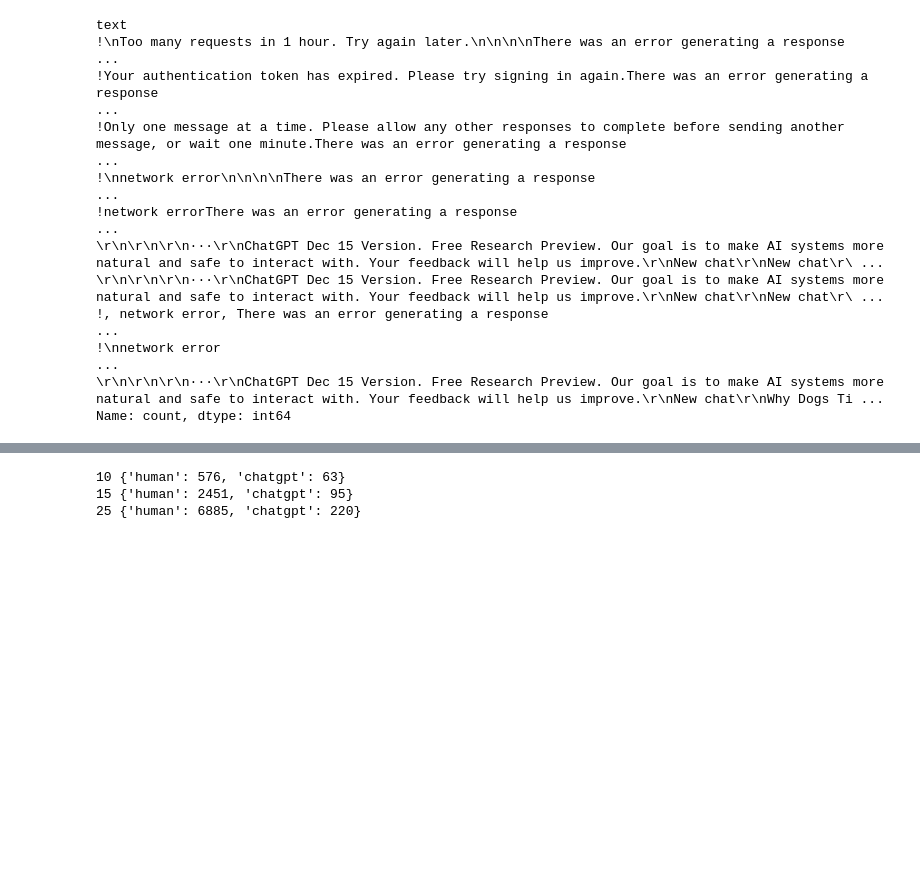
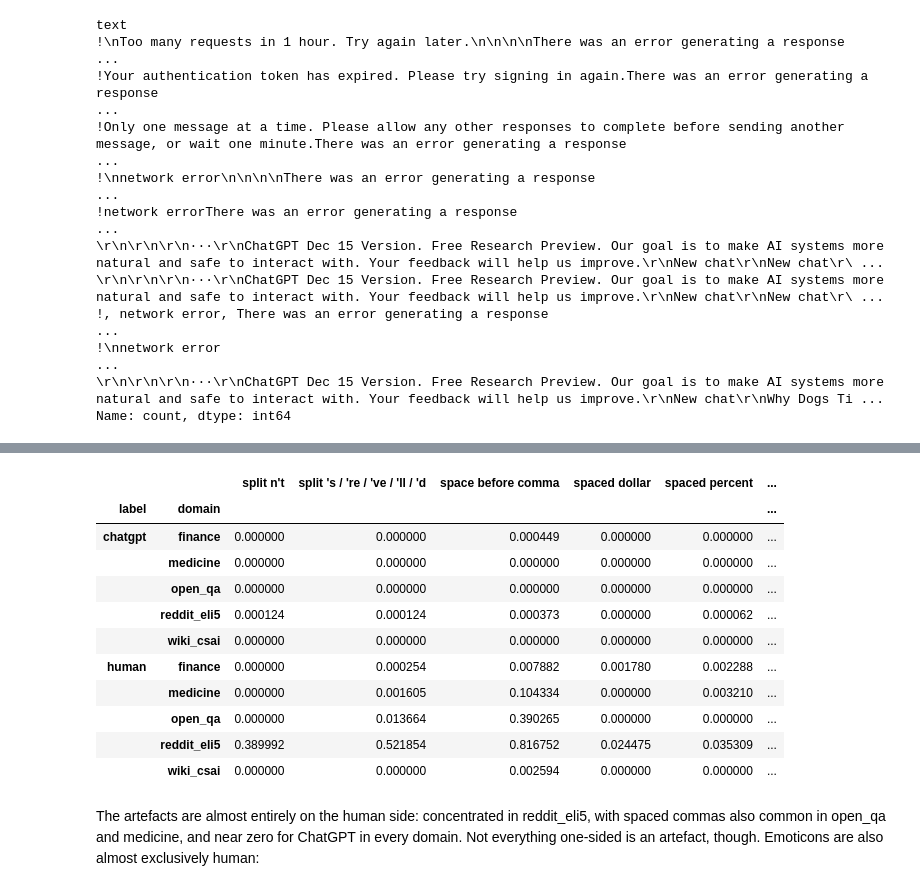
Before and after one commit to xwm517/logos, a Jupyter notebook: notebooks/01_eda_hc3.ipynb, the cells around one changed output, grey strips where cells are left out. Cells and saved outputs as stored; diff of their text form; code cells hidden in the pictures; blank space fills up the shorter version.

```diff
--- a/notebooks/01_eda_hc3.ipynb
+++ b/notebooks/01_eda_hc3.ipynb
@@ -102,15 +114,34 @@ hc3.groupby(["domain", "label"]).size().unstack(fill_value=0)
 # %%
-"""
-In order to filter out text that is too short,
-find out how many rows will be dropped by minimum token amount.
-As we can observe, 10 would catch too few, and 25 would catch too many
-short answers. 15 would remove majority of genuine texts of one line or less
-"""
-for minimum_tokens in (10, 15, 25):
-  drop = hc3[hc3.n_tokens < minimum_tokens]["label"].value_counts().rename({0:"human",1:"chatgpt"})
-  print(minimum_tokens, drop.to_dict())
+signals = {
+    "split n't": r" n't\b",
+    "split 's / 're / 've / 'll / 'd": r" '(?:s|re|ve|ll|d)\b",
+    "space before comma": r" ,",
+    "spaced dollar": r"\$ \d",
+    "spaced percent": r"\d %",
+    "URL placeholder": r"URL_\d+",
+    "spaced quotes": r'\s"\s',
+    "spaced hyphen": r"\w - \w",
+    "spaced asterisks": r"\s\*\s",
+}
+
+def signal_rates(df):
+    hits = pd.DataFrame({name: df["text"].str.contains(p) for name, p in signals.items()})
+    return hits.groupby([df["label"].map(LABELS), df["domain"]]).mean()
+
+signal_rates(cleaned)
 # %% [output]
-10 {'human': 576, 'chatgpt': 63}
-15 {'human': 2451, 'chatgpt': 95}
-25 {'human': 6885, 'chatgpt': 220}
+|  |  | split n't | split 's / 're / 've / 'll / 'd | space before comma | spaced dollar | spaced percent | ... |
+| label | domain |  |  |  |  |  | ... |
+| chatgpt | finance | 0.000000 | 0.000000 | 0.000449 | 0.000000 | 0.000000 | ... |
+|  | medicine | 0.000000 | 0.000000 | 0.000000 | 0.000000 | 0.000000 | ... |
+|  | open_qa | 0.000000 | 0.000000 | 0.000000 | 0.000000 | 0.000000 | ... |
+|  | reddit_eli5 | 0.000124 | 0.000124 | 0.000373 | 0.000000 | 0.000062 | ... |
+|  | wiki_csai | 0.000000 | 0.000000 | 0.000000 | 0.000000 | 0.000000 | ... |
+| human | finance | 0.000000 | 0.000254 | 0.007882 | 0.001780 | 0.002288 | ... |
+|  | medicine | 0.000000 | 0.001605 | 0.104334 | 0.000000 | 0.003210 | ... |
+|  | open_qa | 0.000000 | 0.013664 | 0.390265 | 0.000000 | 0.000000 | ... |
+|  | reddit_eli5 | 0.389992 | 0.521854 | 0.816752 | 0.024475 | 0.035309 | ... |
+|  | wiki_csai | 0.000000 | 0.000000 | 0.002594 | 0.000000 | 0.000000 | ... |
+# %% [markdown]
+The artefacts are almost entirely on the human side: concentrated in reddit_eli5, with spaced commas also common in open_qa and medicine, and near zero for ChatGPT in every domain. Not everything one-sided is an artefact, though. Emoticons are also almost exclusively human:
 # %%
```
Also changed, not shown: parts of 36 cells of this notebook, 3 other files.
